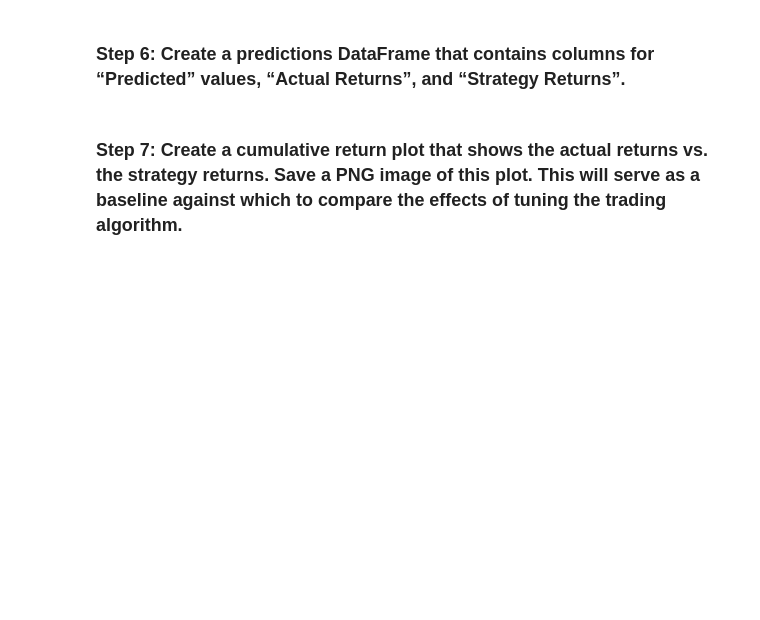
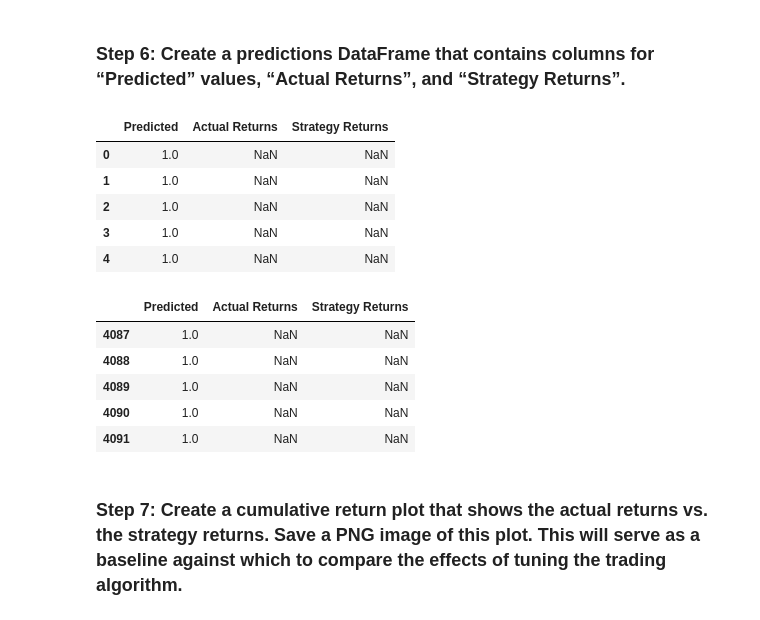
Before and after one commit to JShields07/Starter_Code-Challenge-14, a Jupyter notebook: machine_learning_trading_bot.ipynb, the cells around one changed output. Drawn from its saved outputs; the diff is of its cells as text; code cells hidden in the pictures; blank space fills up the shorter version.

Commit message:
Completed build out post breakage in tables

```diff
--- a/machine_learning_trading_bot.ipynb
+++ b/machine_learning_trading_bot.ipynb
@@ -338,20 +350,33 @@ svm_testing_report = # YOUR CODE HERE
 # %%
 # Create a new empty predictions DataFrame.
 
 # Create a predictions DataFrame
-predictions_df = # YOUR CODE HERE
+predictions_df = pd.DataFrame()
 
 # Add the SVM model predictions to the DataFrame
-predictions_df['Predicted'] = # YOUR CODE HERE
+predictions_df['Predicted'] = svm_pred
 
 # Add the actual returns to the DataFrame
-predictions_df['Actual Returns'] = # YOUR CODE HERE
+predictions_df['Actual Returns'] = signals_df.loc[y_test.index, 'Actual Returns']
 
 # Add the strategy returns to the DataFrame
-predictions_df['Strategy Returns'] = # YOUR CODE HERE
+predictions_df['Strategy Returns'] = predictions_df['Actual Returns'] * predictions_df['Predicted'].shift()
 
 # Review the DataFrame
 display(predictions_df.head())
 display(predictions_df.tail())
+# %% [output]
+|  | Predicted | Actual Returns | Strategy Returns |
+| 0 | 1.0 | NaN | NaN |
+| 1 | 1.0 | NaN | NaN |
+| 2 | 1.0 | NaN | NaN |
+| 3 | 1.0 | NaN | NaN |
+| 4 | 1.0 | NaN | NaN |
+|  | Predicted | Actual Returns | Strategy Returns |
+| 4087 | 1.0 | NaN | NaN |
+| 4088 | 1.0 | NaN | NaN |
+| 4089 | 1.0 | NaN | NaN |
+| 4090 | 1.0 | NaN | NaN |
+| 4091 | 1.0 | NaN | NaN |
 # %% [markdown]
 ### Step 7: Create a cumulative return plot that shows the actual returns vs. the strategy returns. Save a PNG image of this plot. This will serve as a baseline against which to compare the effects of tuning the trading algorithm.
```
Also changed, not shown: parts of 11 cells of this notebook.
